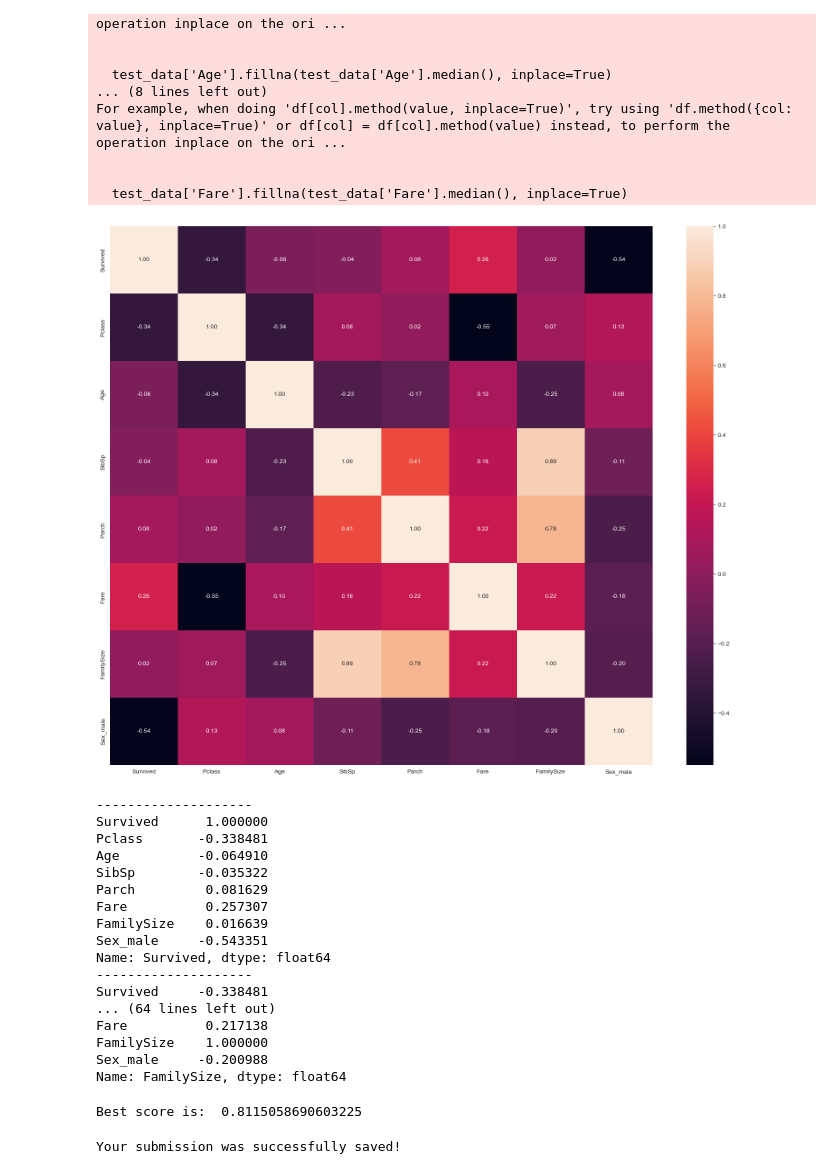
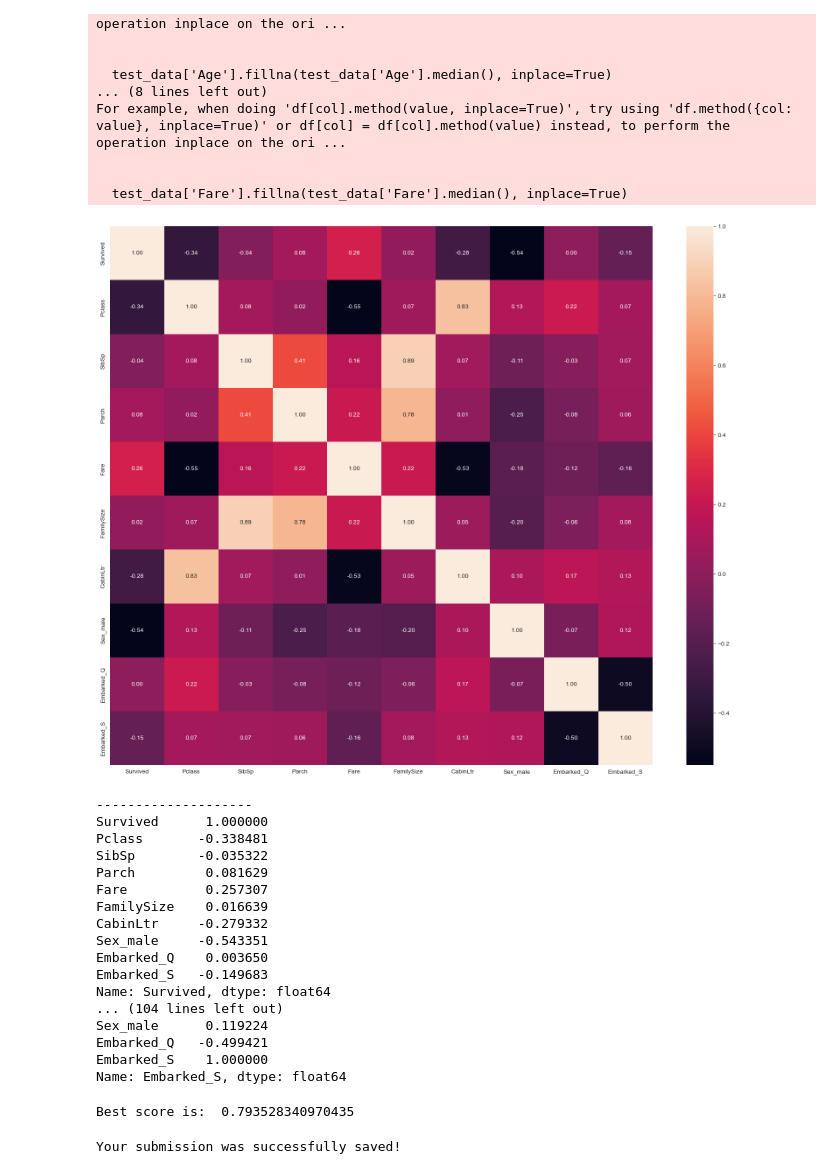
Before and after one commit to jonathanwang375/COSC523, a Jupyter notebook: M6 Programming/Improved Submission/m6-19-team4-improved-rfc.ipynb, the cells around one changed output. Cells and saved outputs as stored; diff of their text form; code cells hidden in the pictures.

Commit message:
trial+error: rfc for improvement, feature for cabin 77.272% on kaggle

```diff
--- a/M6 Programming/Improved Submission/m6-19-team4-improved-rfc.ipynb
+++ b/M6 Programming/Improved Submission/m6-19-team4-improved-rfc.ipynb
@@ -42,6 +43,26 @@ test_data.head()
 | 4 | 896 | 3 | Hirvonen, Mrs. Alexander (Helga E... | female | 22.0 | 1 | 1 | 3101298 | 12.2875 | NaN | ... |
 # %%
 # Feature Engineering
+Pclass2Cabin = {1: 'C', 2: 'E', 3: 'F'}
+
+
+def pclass2cabin(pclass, cabin):
+    if type(cabin) is str:
+        ret = cabin[0]
+    elif math.isnan(cabin):
+        ret = Pclass2Cabin[pclass]
+    else:
+        ret = 'A'
+    return ord(ret)
+
+# for i, r in train_data.iterrows():
+#     if r['Cabin'] == np.nan:
+#         r['Cabin'] = Pclass2Cabin[r['Pclass']]
+
+# train_data.loc[train_data['Cabin'].isna(), 'Cabin'] =
+train_data['CabinLtr'] = train_data.apply(lambda row: pclass2cabin(row['Pclass'], row['Cabin']), axis=1)
+test_data['CabinLtr'] = test_data.apply(lambda row: pclass2cabin(row['Pclass'], row['Cabin']), axis=1)
+
 # Fill missing values for 'Age' with median, 'Embarked' with mode, and 'Fare' with median
 # male_mean_age = train_data.loc[train_data['Sex']=='male', 'Age'].mean()
 # female_mean_age = train_data.loc[train_data['Sex']=='female', 'Age'].mean()
@@ -80,8 +101,7 @@ For example, when doing 'df[col].method(value, inplace=True)', try using 'df.met
   test_data['Fare'].fillna(test_data['Fare'].median(), inplace=True)
 # %%
 # Select features and one-hot encode categorical variables
-# features_train = ["Survived", "Pclass", "Sex", "Age", "SibSp", "Parch", "Fare", "FamilySize"]
-# features_train = ["Survived", "Pclass", "Sex", "Fare"]
+features_train = ["Survived", "Pclass", "Sex", "SibSp", "Parch", "Fare", "FamilySize", "Embarked", "CabinLtr"]
 features_test = features_train[1:]
 X = pd.get_dummies(train_data[features_train], drop_first=True)
 X_test = pd.get_dummies(test_data[features_test], drop_first=True)
@@ -89,36 +109,31 @@ y = train_data["Survived"]
 # %%
 #Get the correlation matrix for the train_dataset
 corr_matrix = X.corr()
 plt.figure(figsize=(20,16))
 sns.heatmap(corr_matrix, annot=True, fmt=".2f", annot_kws={'size':10})
 plt.show()
-for feature in features_train:
+for feature in corr_matrix.columns:
     print('--------------------')
-    if feature == 'Sex':
-        print(corr_matrix[f'{feature}_male'])
-        # print('--------------------')
-        # print(corr_matrix[f'{feature}_female'])
-    else:
-        print(corr_matrix[feature])
+    print(corr_matrix[feature])
 # %% [output]
-[figure, old version]
+[figure, new version]
 --------------------
 Survived      1.000000
 Pclass       -0.338481
-Age          -0.064910
 SibSp        -0.035322
 Parch         0.081629
 Fare          0.257307
 FamilySize    0.016639
+CabinLtr     -0.279332
 Sex_male     -0.543351
+Embarked_Q    0.003650
+Embarked_S   -0.149683
 Name: Survived, dtype: float64
---------------------
-Survived     -0.338481
-... (64 lines left out)
-Fare          0.217138
-FamilySize    1.000000
-Sex_male     -0.200988
-Name: FamilySize, dtype: float64
+... (104 lines left out)
+Sex_male      0.119224
+Embarked_Q   -0.499421
+Embarked_S    1.000000
+Name: Embarked_S, dtype: float64
 # %%
 X = X.drop(['Survived'], axis=1)
 # %%
@@ -136,13 +151,13 @@ X = X.drop(['Survived'], axis=1)
 # model = grid_search.best_estimator_
 # score = grid_search.best_score_
 # print("Best score is: ", score)
-
-model= RandomForestClassifier(n_estimators=500, min_samples_leaf=1, max_features=40, max_depth=9)
+model= RandomForestClassifier()
+# model= RandomForestClassifier(n_estimators=500, min_samples_leaf=1, max_features=40, max_depth=9)
 model.fit(X, y)
 model_cv_score = cross_val_score(model, X, y, cv=5, scoring='accuracy').mean()
 print("Best score is: ", model_cv_score)
 # %% [output]
-Best score is:  0.8115058690603225
+Best score is:  0.793528340970435
 # %%
 # making predictions on test dataset
 predictions = model.predict(X_test)
```
Also changed, not shown: parts of 1 cell of this notebook, 1 other file.
